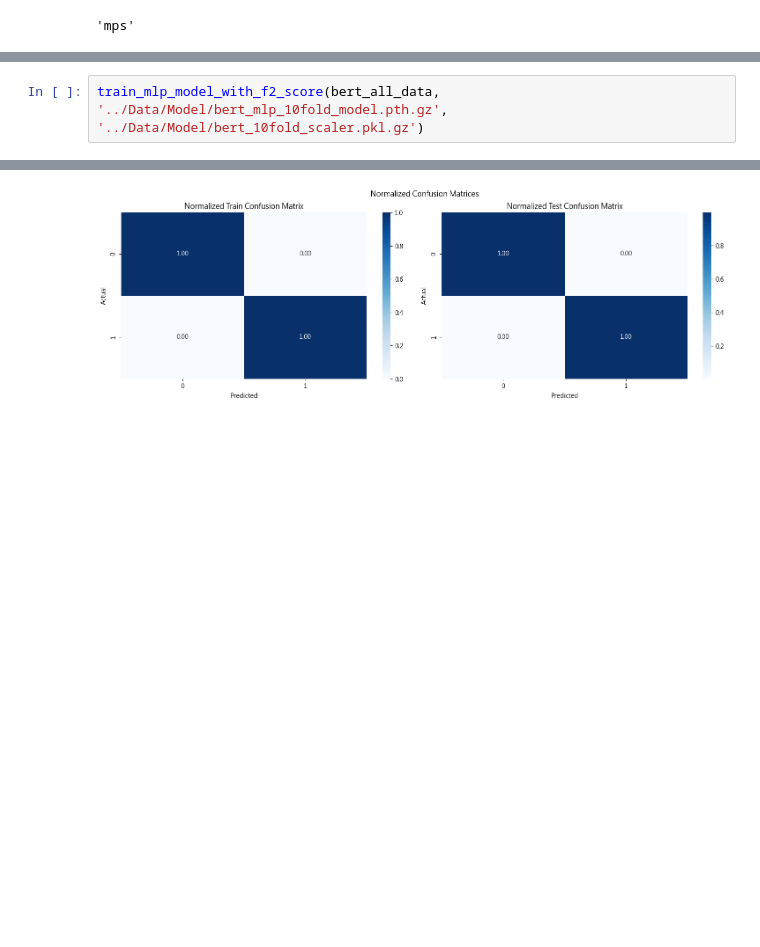
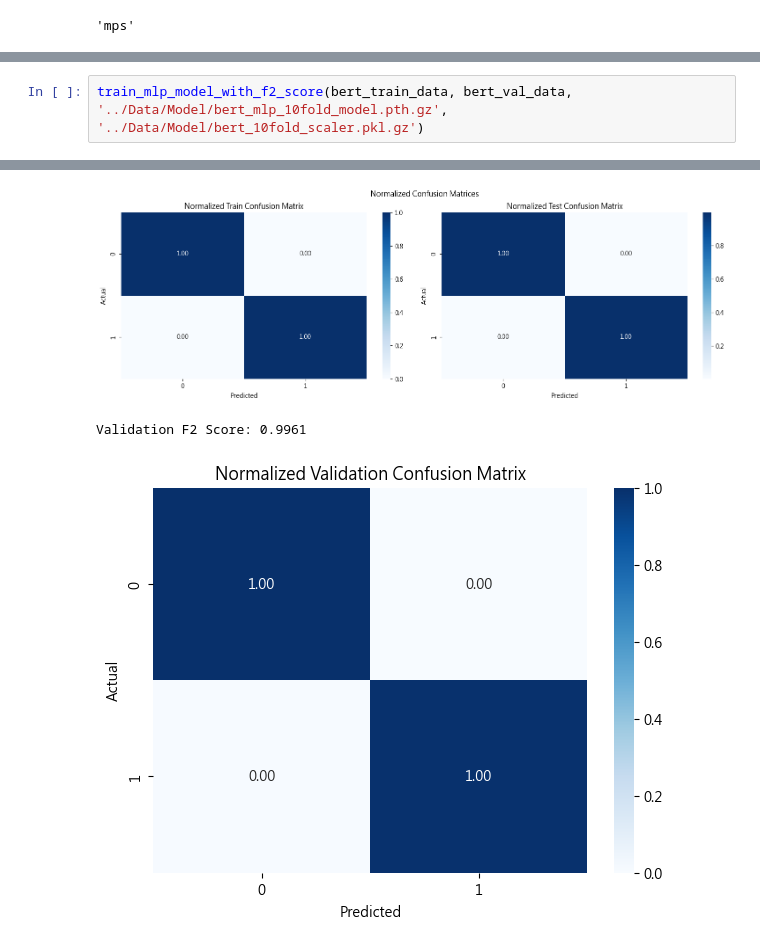
Before and after one commit to JimSu-TW/2024_Spring_DeepLearning_FinalProject, a Jupyter notebook: Classifier/MLP_10Fold.ipynb, the cells around one changed output, grey strips where cells are left out. Cells and saved outputs as stored; diff of their text form; blank space fills up the shorter version.

```diff
--- a/Classifier/MLP_10Fold.ipynb
+++ b/Classifier/MLP_10Fold.ipynb
@@ -253,3 +284,3 @@ Average F2 Score: 0.9857
 # %%
-train_mlp_model_with_f2_score(bert_all_data, '../Data/Model/bert_mlp_10fold_model.pth.gz', '../Data/Model/bert_10fold_scaler.pkl.gz')
+train_mlp_model_with_f2_score(bert_train_data, bert_val_data, '../Data/Model/bert_mlp_10fold_model.pth.gz', '../Data/Model/bert_10fold_scaler.pkl.gz')
 # %% [output]
@@ -273 +304,3 @@ Average F2 Score: 0.9973
 [figure]
+Validation F2 Score: 0.9961
+[figure, added]
```
Also changed, not shown: parts of 8 cells of this notebook, 38 other files.
